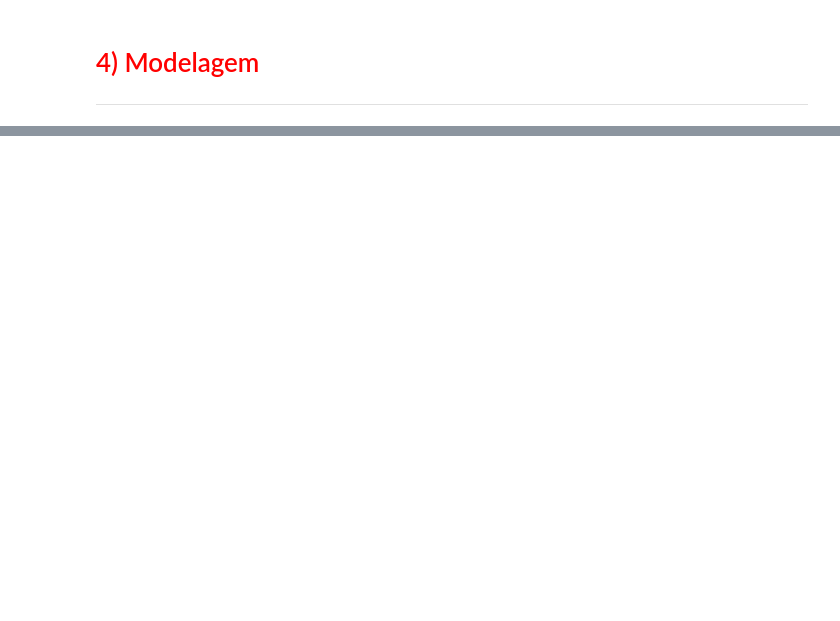
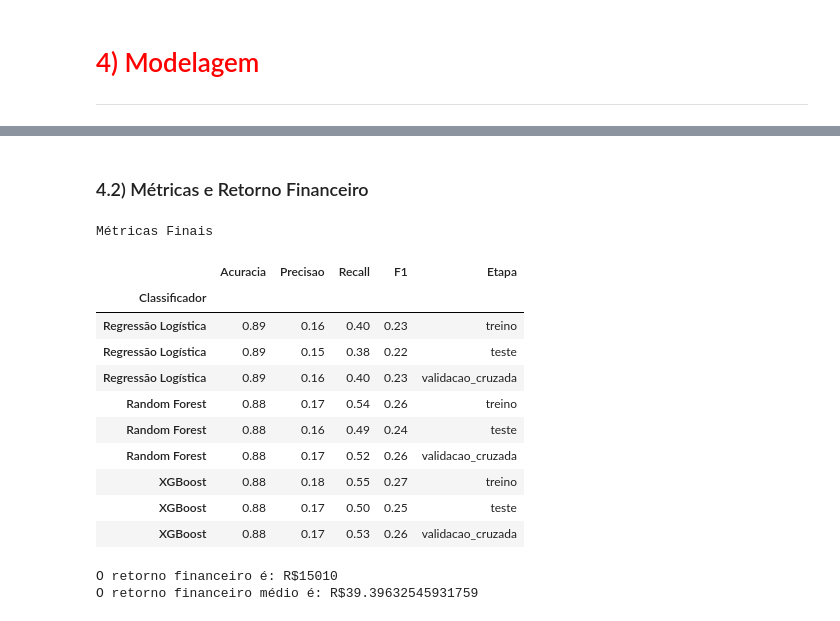
Before and after one commit to leonardovargas10/Modelo_Previsao_Satisfacao, a Jupyter notebook: Modelo_Previsao_Transacoes.ipynb, the cells around one changed output, grey strips where cells are left out. Drawn from its saved outputs; the diff is of its cells as text; code cells hidden in the pictures; blank space fills up the shorter version.

```diff
--- a/Modelo_Previsao_Transacoes.ipynb
+++ b/Modelo_Previsao_Transacoes.ipynb
@@ -1302,0 +966,18 @@ def regressao_logistica(x_train, y_train, x_test, y_test, otimizacao, n_features
+# %%
+# Regressão Logística
+y_predict_train_reg_logistic = Classificador('Regressão Logística', x_train, y_train, x_valid, y_valid, 10)[1]
+y_predict_valid_reg_logistic = Classificador('Regressão Logística', x_train, y_train, x_valid, y_valid, 10)[2]
+y_proba_train_reg_logistic = Classificador('Regressão Logística', x_train, y_train, x_valid, y_valid, 10)[3]
+y_proba_valid_reg_logistic = Classificador('Regressão Logística', x_train, y_train, x_valid, y_valid, 10)[4]
+
+# Random Forest
+y_predict_train_random_forest = Classificador('Random Forest', x_train, y_train, x_valid, y_valid, 10)[1]
+y_predict_valid_random_forest = Classificador('Random Forest', x_train, y_train, x_valid, y_valid, 10)[2]
+y_proba_train_random_forest = Classificador('Random Forest', x_train, y_train, x_valid, y_valid, 10)[3]
+y_proba_valid_random_forest = Classificador('Random Forest', x_train, y_train, x_valid, y_valid, 10)[4]
+
+# XGBoost
+y_predict_train_xgboost = Classificador('XGBoost', x_train, y_train, x_valid, y_valid, 10)[1]
+y_predict_valid_xgboost = Classificador('XGBoost', x_train, y_train, x_valid, y_valid, 10)[2]
+y_proba_train_xgboost = Classificador('XGBoost', x_train, y_train, x_valid, y_valid, 10)[3]
+y_proba_valid_xgboost = Classificador('XGBoost', x_train, y_train, x_valid, y_valid, 10)[4]
@@ -1302,0 +992,45 @@ def regressao_logistica(x_train, y_train, x_test, y_test, otimizacao, n_features
+# %% [markdown]
+### 4.2) Métricas e Retorno Financeiro
+# %%
+# Métricas Modelos
+
+metricas_reg_logistic = metricas_classificacao('Regressão Logística', y_train, y_predict_train_reg_logistic, y_valid, y_predict_valid_reg_logistic)
+metricas_reg_logistic_validacao_cruzada = validacao_cruzada_classificacao('Regressão Logística', x_train, y_train, 10, 5)
+
+metricas_random_forest = metricas_classificacao('Random Forest', y_train, y_predict_train_random_forest, y_valid, y_predict_valid_random_forest)
+metricas_random_forest_validacao_cruzada = validacao_cruzada_classificacao('Random Forest', x_train, y_train, 10, 5)
+
+metricas_xgboost = metricas_classificacao('XGBoost', y_train, y_predict_train_xgboost, y_valid, y_predict_valid_xgboost)
+metricas_xgboost_validacao_cruzada = validacao_cruzada_classificacao('XGBoost', x_train, y_train, 10, 5)
+
+# Métricas Finais
+
+print('Métricas Finais')
+metricas_finais = metricas_classificacao_modelos_juntos(
+    [
+        metricas_reg_logistic,
+        metricas_reg_logistic_validacao_cruzada,
+        metricas_random_forest,
+        metricas_random_forest_validacao_cruzada,
+        metricas_xgboost,
+        metricas_xgboost_validacao_cruzada
+    ]
+)
+display(metricas_finais)
+# Retorno Financeiro
+retorno_financeiro('TARGET', y_valid, y_predict_valid_xgboost)
+# %% [output]
+Métricas Finais
+|  | Acuracia | Precisao | Recall | F1 | Etapa |
+| Classificador |  |  |  |  |  |
+| Regressão Logística | 0.89 | 0.16 | 0.40 | 0.23 | treino |
+| Regressão Logística | 0.89 | 0.15 | 0.38 | 0.22 | teste |
+| Regressão Logística | 0.89 | 0.16 | 0.40 | 0.23 | validacao_cruzada |
+| Random Forest | 0.88 | 0.17 | 0.54 | 0.26 | treino |
+| Random Forest | 0.88 | 0.16 | 0.49 | 0.24 | teste |
+| Random Forest | 0.88 | 0.17 | 0.52 | 0.26 | validacao_cruzada |
+| XGBoost | 0.88 | 0.18 | 0.55 | 0.27 | treino |
+| XGBoost | 0.88 | 0.17 | 0.50 | 0.25 | teste |
+| XGBoost | 0.88 | 0.17 | 0.53 | 0.26 | validacao_cruzada |
+O retorno financeiro é: R$15010
+O retorno financeiro médio é: R$39.39632545931759
```
Also changed, not shown: parts of 64 cells of this notebook, 1 other file.
